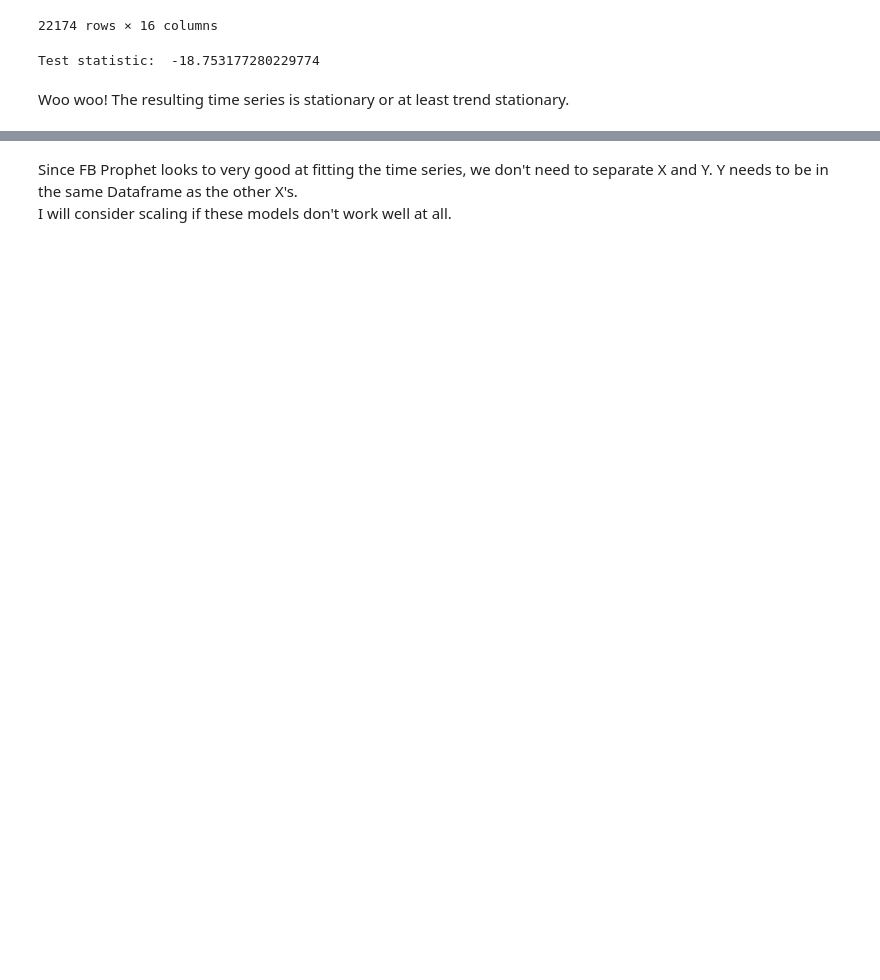
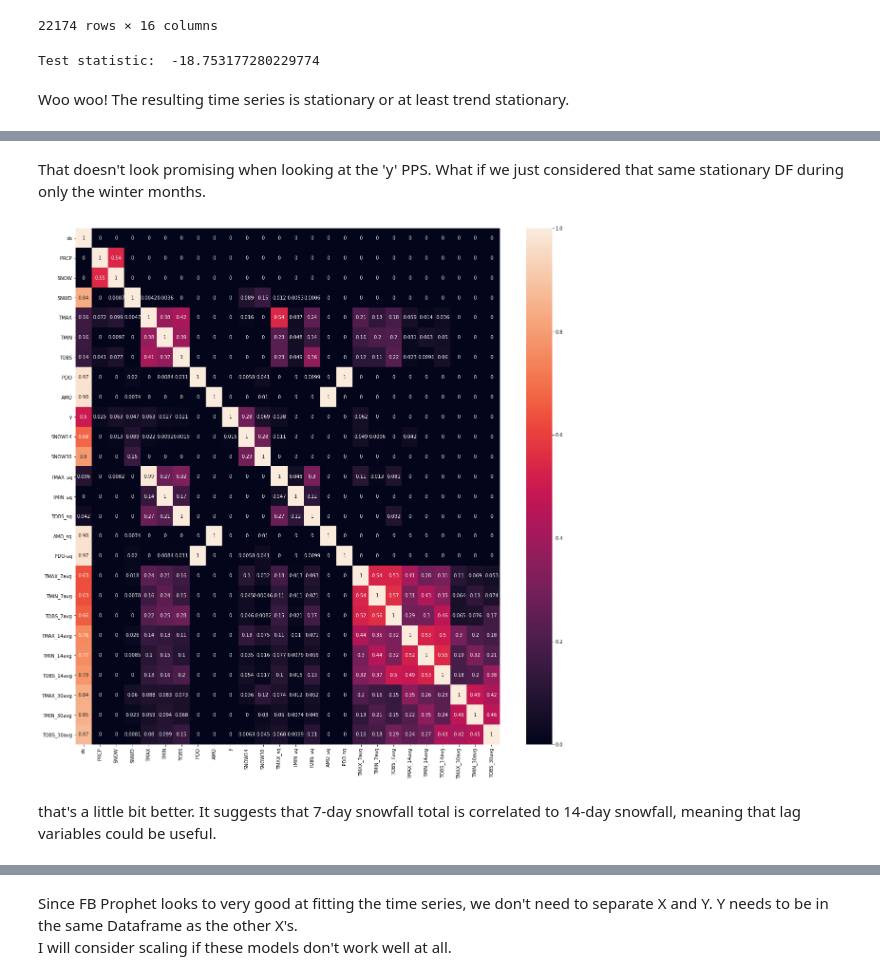
Before and after one commit to sjrekuc/Alta-Snowfall-Modeling, a Jupyter notebook: Capstone_Alta_EDA_2_pre-processing.ipynb, the cells around one changed output, grey strips where cells are left out. Drawn from its saved outputs; the diff is of its cells as text; code cells hidden in the pictures; blank space fills up the shorter version.

```diff
--- a/Capstone_Alta_EDA_2_pre-processing.ipynb
+++ b/Capstone_Alta_EDA_2_pre-processing.ipynb
@@ -244,0 +260,11 @@ Woo woo! The resulting time series is stationary or at least trend stationary.
+# %% [markdown]
+That doesn't look promising when looking at the 'y' PPS. What if we just considered that same stationary DF during only the winter months.
+# %%
+win_st = snow7_stationary[snow7_stationary['ds'].dt.month.isin(['12','01','02','03','04'])]
+win7_st_pps = pps.matrix(win_st)
+fig, ax = plt.subplots(figsize=(20,20))
+_ = sns.heatmap(win7_st_pps, annot=True, ax=ax)
+# %% [output]
+[figure, added]
+# %% [markdown]
+that's a little bit better. It suggests that 7-day snowfall total is correlated to 14-day snowfall, meaning that lag variables could be useful.
```
Also changed, not shown: parts of 24 cells of this notebook.
